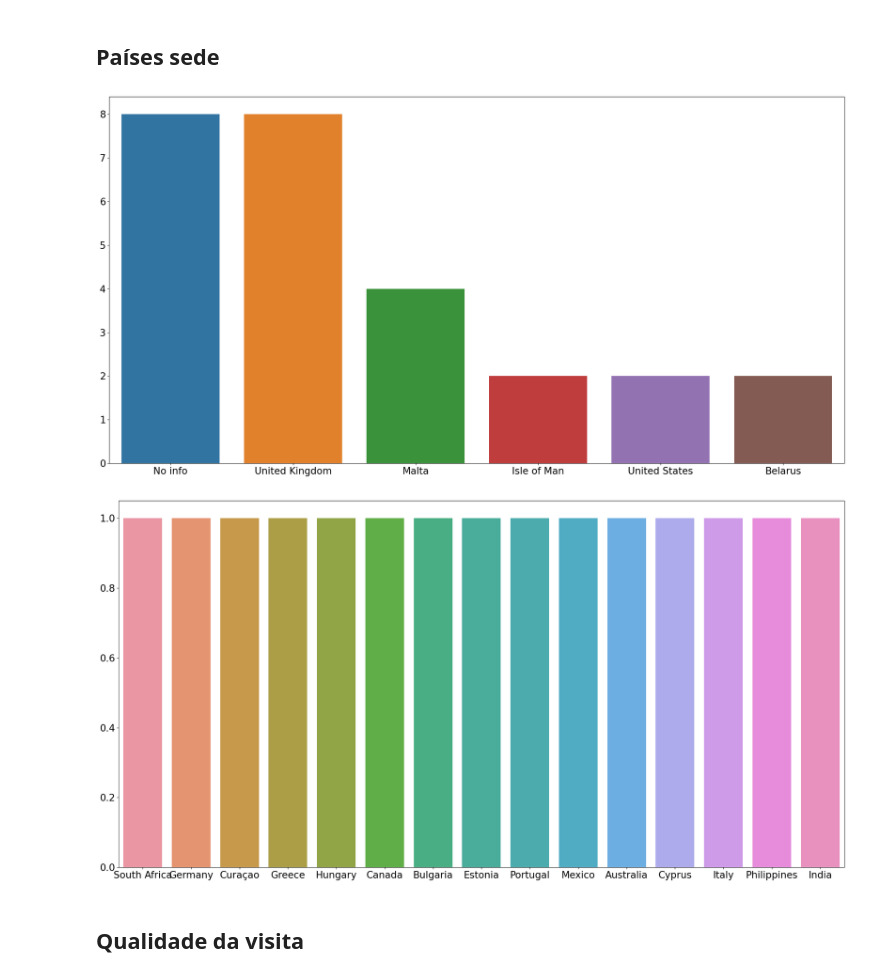
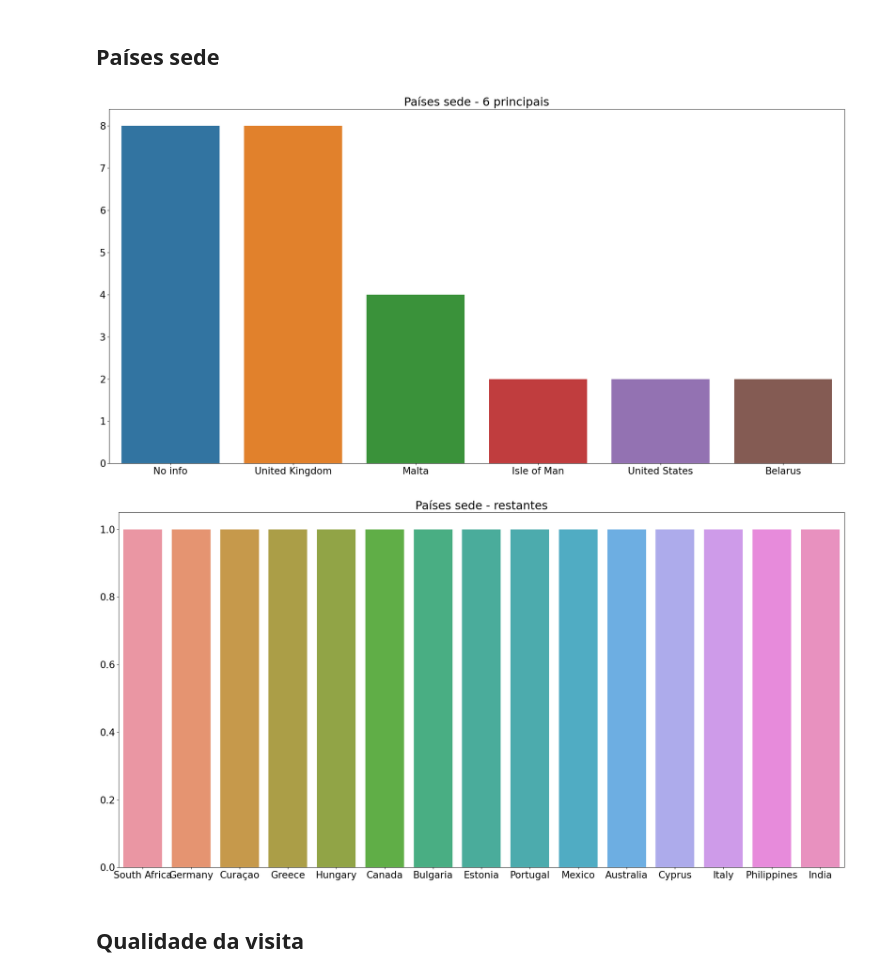
Before and after one commit to vitorsouton/estudo_mercado, a Jupyter notebook: fase2/apostas/notebooks/Analise mais a fundo.ipynb, the cells around one changed output. Drawn from its saved outputs; the diff is of its cells as text; code cells hidden in the pictures.

```diff
--- a/fase2/apostas/notebooks/Analise mais a fundo.ipynb
+++ b/fase2/apostas/notebooks/Analise mais a fundo.ipynb
@@ -68,19 +57,18 @@ Número de visitantes mensais no Brasil: 125.41M
 # %%
-top_countries = df_brazil.hq_country.value_counts()[:6]
-bot_countries = df_brazil.hq_country.value_counts()[6:]
-
 plt.figure(figsize=(21,11))
 plt.rcParams.update({'font.size':19})
 sns.barplot(x=top_countries.keys(), y=top_countries.values)
+plt.title('Países sede - 6 principais')
 plt.tight_layout();
 # %% [output]
-[figure, old version]
+[figure, new version]
 # %%
 plt.figure(figsize=(21,11))
 plt.rcParams.update({'font.size':19})
 sns.barplot(x=bot_countries.keys(), y=bot_countries.values)
+plt.title('Países sede - restantes')
 plt.tight_layout();
 # %% [output]
-[figure, old version]
+[figure, new version]
 # %% [markdown]
 ## Qualidade da visita
```
Also changed, not shown: parts of 8 cells of this notebook, 6 other files.
